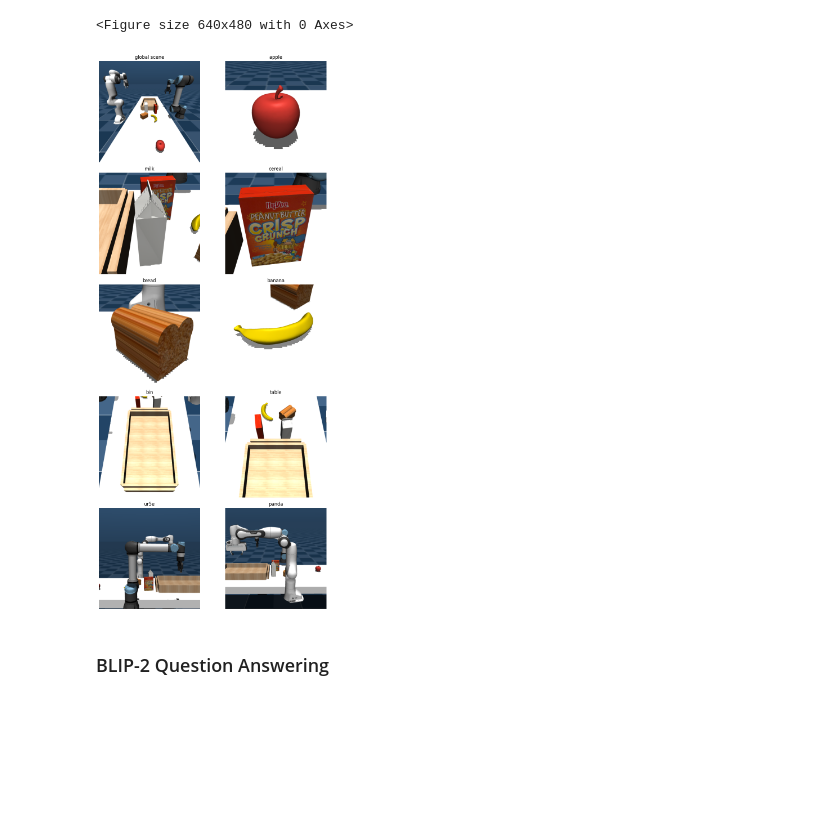
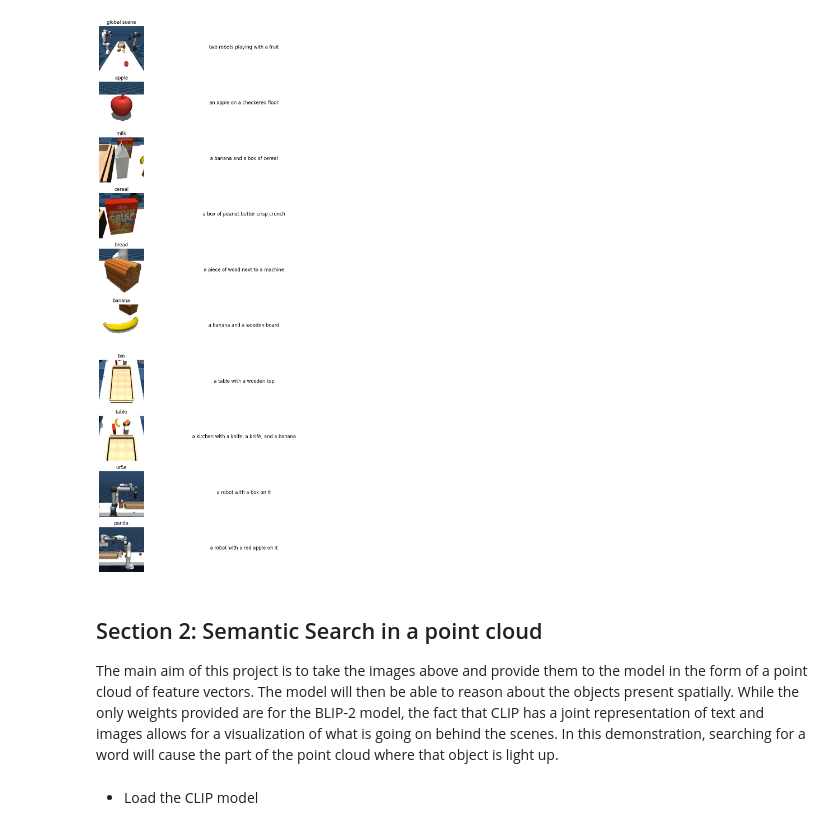
Before and after one commit to owenonline/robot-collab, a Jupyter notebook: blip_clip_comparision.ipynb, the cells around one changed output. Drawn from its saved outputs; the diff is of its cells as text; code cells hidden in the pictures; blank space fills up the shorter version.

Commit message:
blip clip comparison complete

```diff
--- a/blip_clip_comparision.ipynb
+++ b/blip_clip_comparision.ipynb
@@ -81,15 +85,17 @@ gc.collect()
 # %%
 fig, ax = plt.subplots(10,2, figsize=(10, 20))
 
 point_feature_cameras = ['sceneshotcam', 'apple', 'milk', 'cereal', 'bread', 'banana', 'bin', 'table', 'ur5e', 'panda']
 for i, point_feature_camera in enumerate(point_feature_cameras):
     ax[i,0].imshow(outputs[point_feature_camera])
     ax[i,0].set_title(point_feature_camera if point_feature_camera != 'sceneshotcam' else 'global scene')
     ax[i,0].axis('off')
+    ax[i,1].text(0.5, 0.5, blip_captions[point_feature_camera], fontsize=12, ha='center')
+    ax[i,1].axis('off')
 plt.tight_layout()
 plt.show()
 # %% [output]
-<Figure size 640x480 with 0 Axes>
-[figure, old version]
+[figure, new version]
-# %% [markdown]
-### BLIP-2 Question Answering
+# %% [markdown]
+## Section 2: Semantic Search in a point cloud
+The main aim of this project is to take the images above and provide them to the model in the form of a point cloud of feature vectors. The model will then be able to reason about the objects present spatially. While the only weights provided are for the BLIP-2 model, the fact that CLIP has a joint representation of text and images allows for a visualization of what is going on behind the scenes. In this demonstration, searching for a word will cause the part of the point cloud where that object is light up.
@@ -95,0 +112,2 @@ plt.show()
+# %% [markdown]
+- Load the CLIP model
```
Also changed, not shown: parts of 17 cells of this notebook.
